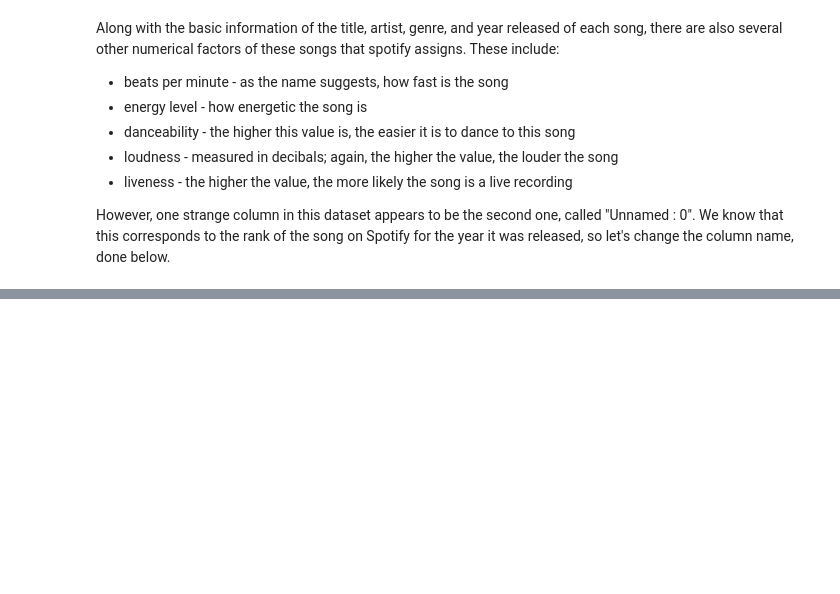
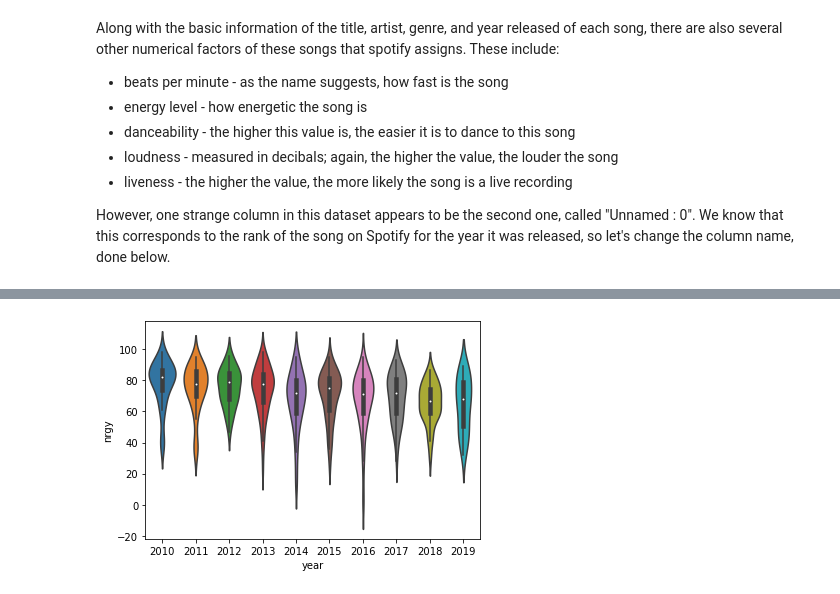
Before and after one commit to amarmuju/amarmuju.github.io, a Jupyter notebook: finalproject.ipynb, the cells around one changed output, grey strips where cells are left out. Cells and saved outputs as stored; diff of their text form; code cells hidden in the pictures; blank space fills up the shorter version.

```diff
--- a/finalproject.ipynb
+++ b/finalproject.ipynb
@@ -92,0 +115,4 @@ data[200:230]
+# %%
+ax = sns.violinplot(x = 'year', y = 'nrgy', data = data)
+# %% [output]
+[figure, added]
```
Also changed, not shown: parts of 12 cells of this notebook.
